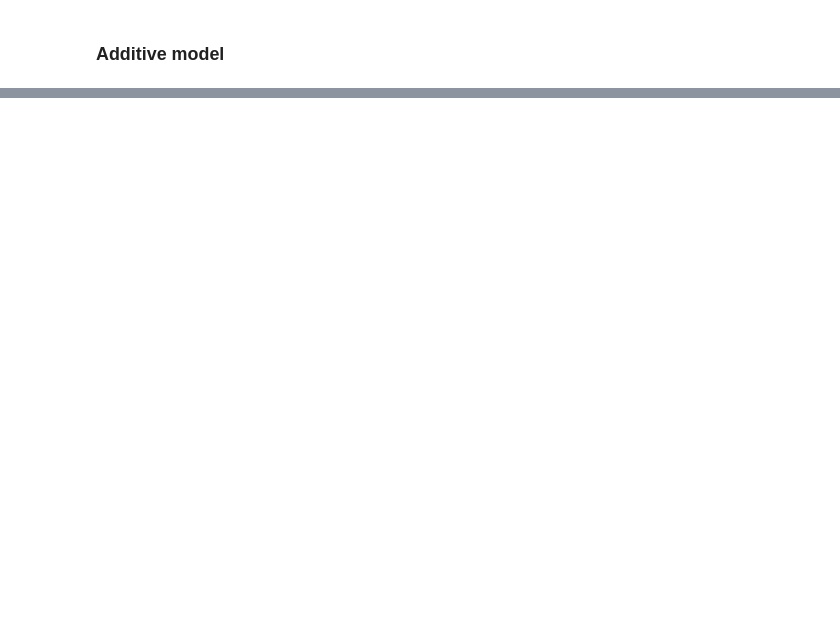
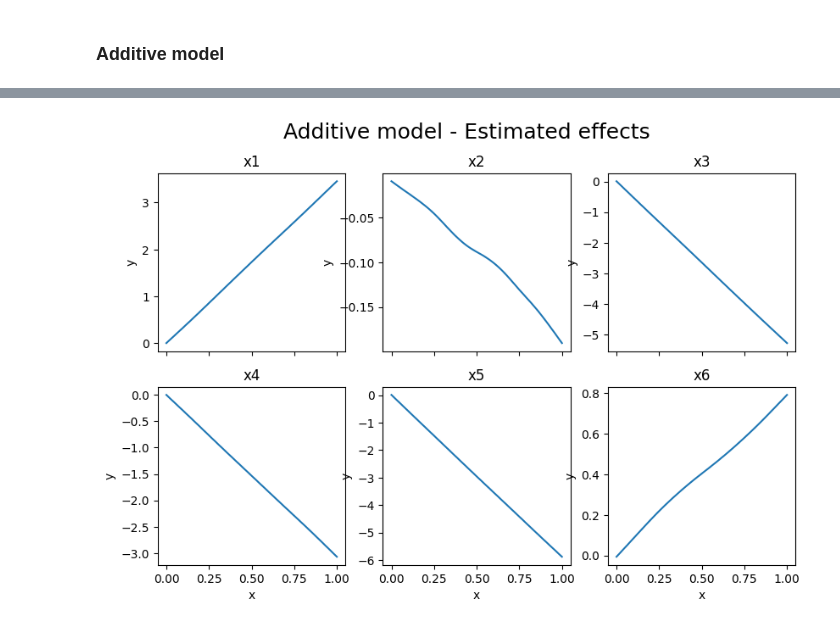
Before and after one commit to apiraccini/pyspark_applications, a Jupyter notebook: linear_additive_splitconformal.ipynb, the cells around one changed output, grey strips where cells are left out. Cells and saved outputs as stored; diff of their text form; code cells hidden in the pictures; blank space fills up the shorter version.

```diff
--- a/linear_additive_splitconformal.ipynb
+++ b/linear_additive_splitconformal.ipynb
@@ -219,23 +277,26 @@ Wall time: 20.5 s
 # %%
 # functions for additive model estimation and prediction
 
-knots = np.linspace(0.05, 0.95, 10)
-
 def ncs_elem(x, xk):
     """given a feature and knots, calulates basis functtion"""
+
     out = (((xk-1/2)**2-1/12)*((x-1/2)**2)-1/12)/4 - ((np.abs(x-xk)-1/2)**4-1/2*(np.abs(x-xk)-1/2)**2 + 7/240)/24
+
     return out
 
 def splS(knots):
     """define S penalty matrix for a single term"""
+
     q = len(knots)+2
     S = np.zeros([q,q])
     k = np.array(knots)
     S[2:, 2:] = ncs_elem(k[:,None], k)
+
     return S
 
 def get_bigS(knots, lam = 0.01):
     """Obtain global penalty matrix"""
+
     Slist = []
     for i in range(p):
         q = len(knots)+1
@@ -245,34 +306,38 @@ def get_bigS(knots, lam = 0.01):
         S2[1:,1:] = S
         Slist.append(S2)
     bigS = sum(lam*elem for elem in Slist)
+
     return bigS
 
-def map_gam(row):
+def map_gam(row, knots):
     """for each row, compute natural cubic splines basis expansion for x then calculate x*t(x) and x*y"""
+
     nx = [1]
     x = row["X"].toArray()
     y = row["y"]
-    bss = []
-    for xij in x:
+    for j, xij in enumerate(x):
         nx.append(xij)
         nx.extend([ncs_elem(xij, knot) for knot in knots])
     x = np.array(nx)
     out = [np.outer(x, x), x*y]
+
     return out
 
-def get_prediction_gam(row, beta):
+def get_prediction_gam(row, beta, knots):
     """Calculate predictions for estimated additive model"""
+
     nx = []
     x = row["X"].toArray()
-    bss = []
-    for xij in x:
+    for j, xij in enumerate(x):
         nx.append(xij)
         nx.extend([ncs_elem(xij, knot) for knot in knots])
     x = np.array(nx)
     ypred = beta[1] + np.dot(x, beta[1:])
+
     return (row + (float(ypred),))
+# %%
+knots1 = np.linspace(0.05, 0.95, 10)
 # %%
-%%time
 # calculate t(X)X and t(X)y for the two splits
-xtx_gam_s1, xty_gam_s1 = s1.rdd.map(lambda row: map_gam(row)).reduce(lambda a,b: (a[0]+b[0], a[1]+b[1]))
-xtx_gam_s2, xty_gam_s2 = s2.rdd.map(lambda row: map_gam(row)).reduce(lambda a,b: (a[0]+b[0], a[1]+b[1]))
+xtx_gam1_s1, xty_gam1_s1 = s1.rdd.map(lambda row: map_gam(row, knots1)).reduce(lambda a,b: (a[0]+b[0], a[1]+b[1]))
+xtx_gam1_s2, xty_gam1_s2 = s2.rdd.map(lambda row: map_gam(row, knots1)).reduce(lambda a,b: (a[0]+b[0], a[1]+b[1]))
@@ -294,5 +344,8 @@ Wall time: 5.48 ms
 # %%
 # solve normal equations using LU decomposition since penalized matrix is not symmetric
-beta_hat_gam_s1 = np.linalg.solve(xtx_gam2_s1, xty_gam_s1)
-beta_hat_gam_s2 = np.linalg.solve(xtx_gam2_s2, xty_gam_s2)
+S = get_bigS(knots = knots1, lam = 4)
+beta_hat_gam1_s1 = np.linalg.solve(xtx_gam1_s1 + S, xty_gam1_s1)
+beta_hat_gam1_s2 = np.linalg.solve(xtx_gam1_s2 + S, xty_gam1_s2)
+
+#beta_hat_gam1_s1, beta_hat_gam1_s2
 # %%
@@ -335,0 +463,6 @@ Wall time: 38.7 s
+# %%
+beta_hat_gam = np.mean(np.array(([beta_hat_gam1_s1, beta_hat_gam1_s2])), axis = 0)
+
+plot_gam(beta_hat_gam)
+# %% [output]
+[figure, added]
```
Also changed, not shown: parts of 40 cells of this notebook.
